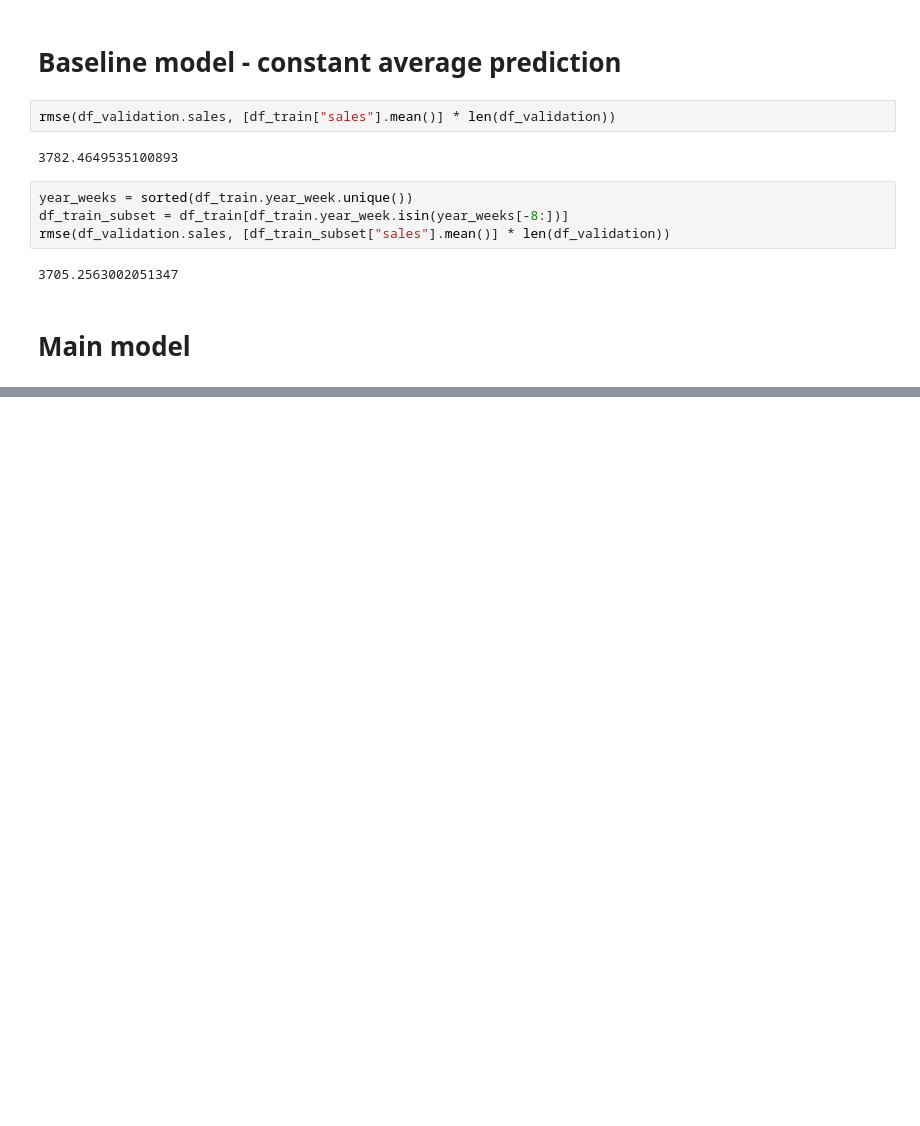
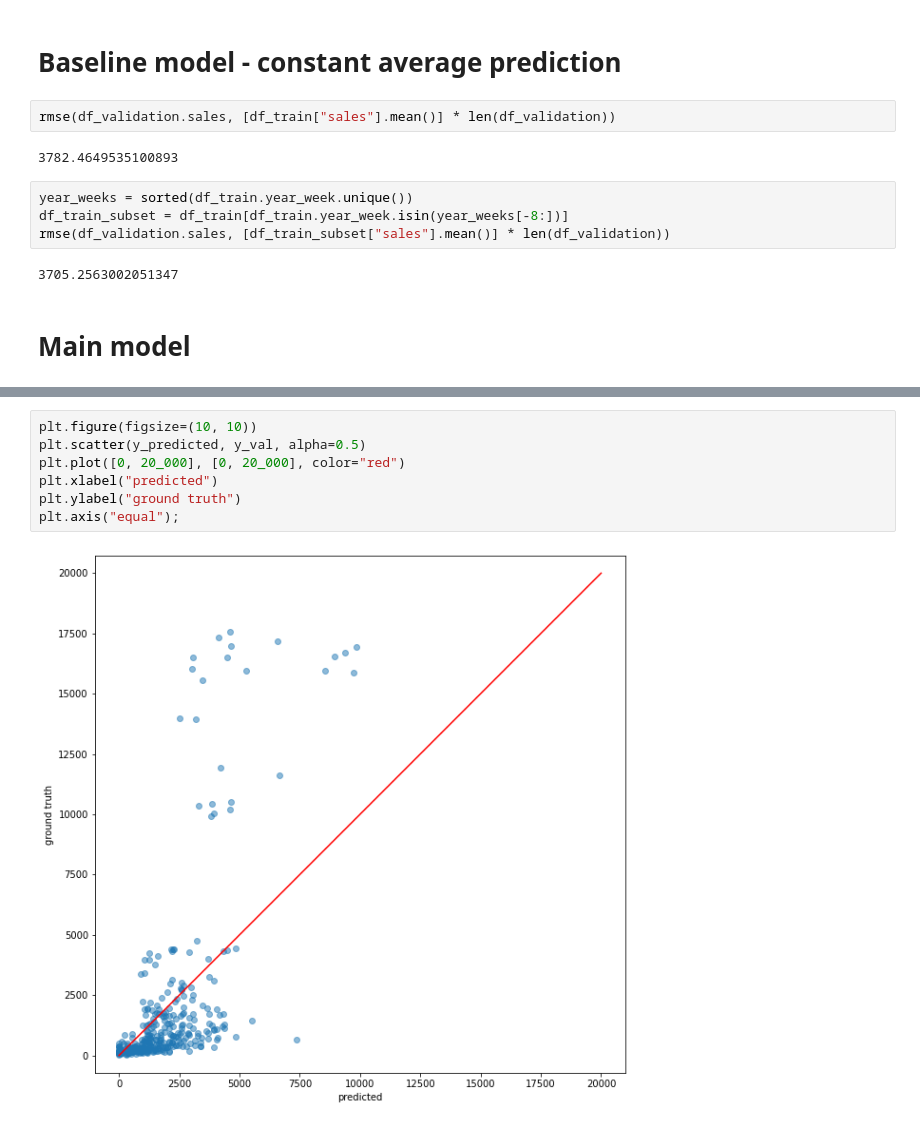
Before and after one commit to itdxer/marleyspoon-task, a Jupyter notebook: notebooks/Train-simple-model-on-independent-entities.ipynb, the cells around one changed output, grey strips where cells are left out. Saved outputs shown, nothing was run; the diff lists cells and outputs as text; blank space fills up the shorter version.

```diff
--- a/notebooks/Train-simple-model-on-independent-entities.ipynb
+++ b/notebooks/Train-simple-model-on-independent-entities.ipynb
@@ -268,0 +271,9 @@ See the caveats in the documentation: https://pandas.pydata.org/pandas-docs/stab
+# %%
+plt.figure(figsize=(10, 10))
+plt.scatter(y_predicted, y_val, alpha=0.5)
+plt.plot([0, 20_000], [0, 20_000], color="red")
+plt.xlabel("predicted")
+plt.ylabel("ground truth")
+plt.axis("equal");
+# %% [output]
+[figure, added]
```
Also changed, not shown: parts of 60 cells of this notebook, 8 other files.
